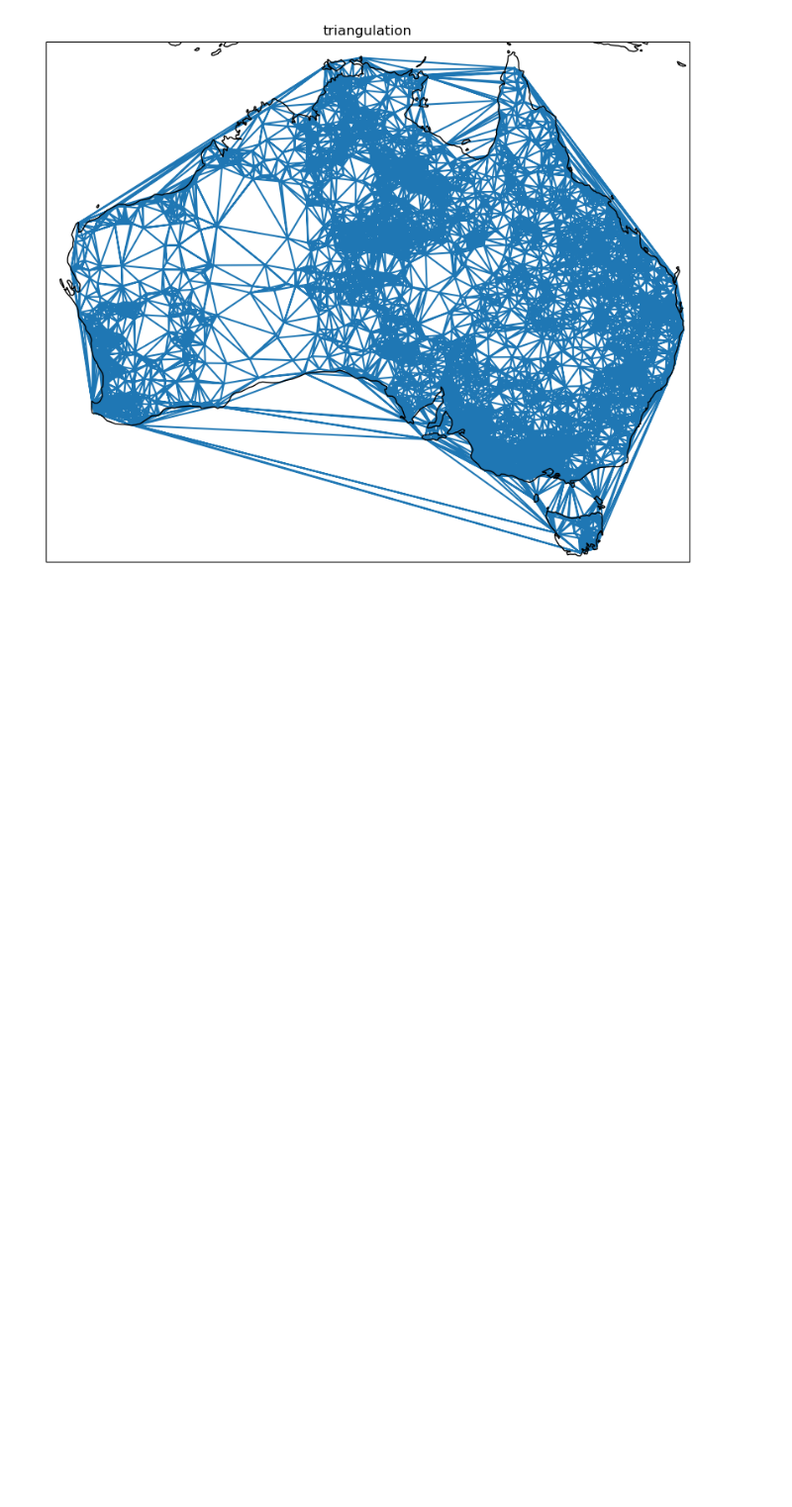
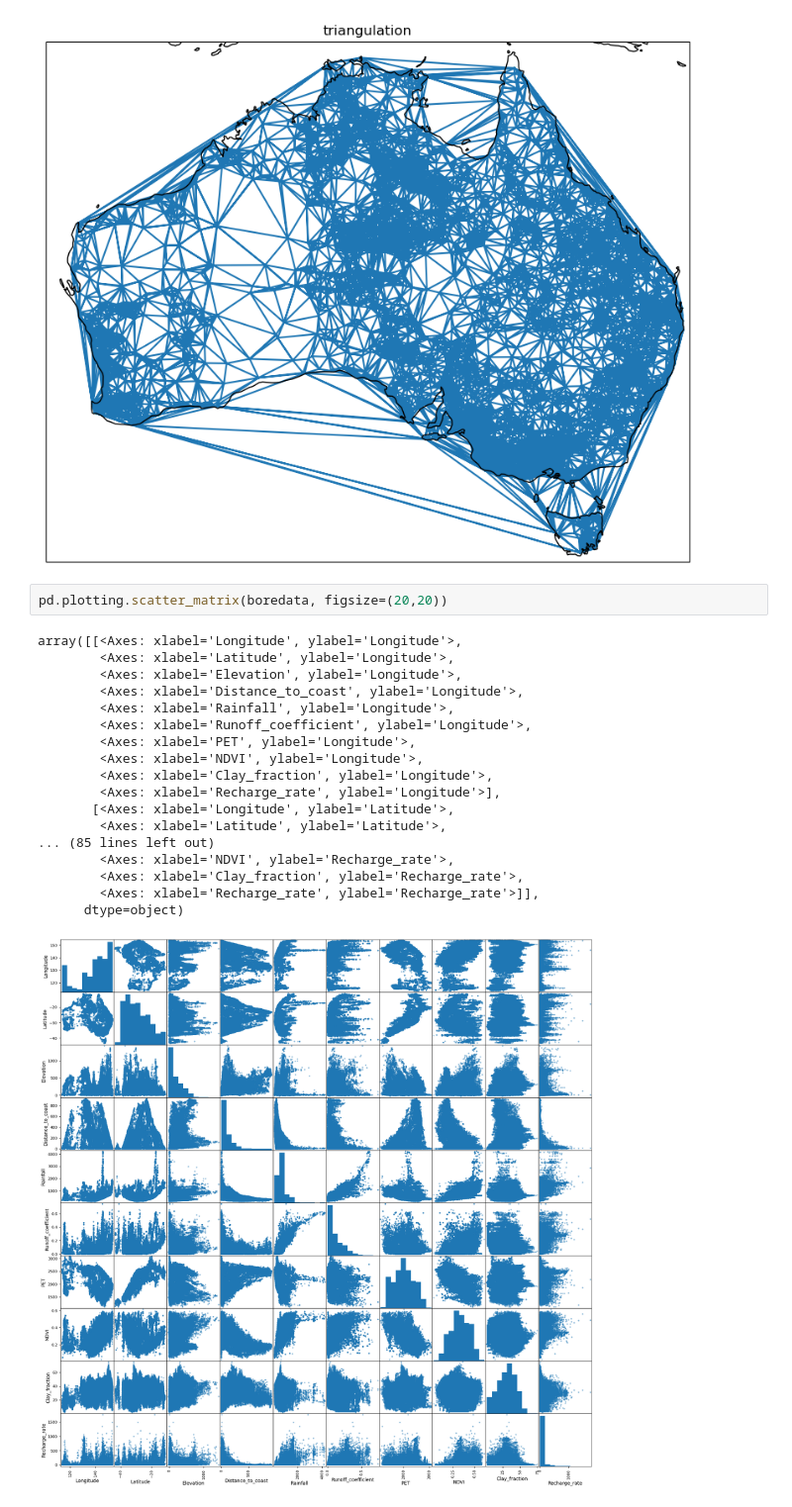
Before and after one commit to Matei-Stoica-Uni/Capstone-Case-Study---Australia, a Jupyter notebook: AUS_gw_recharge_capstonecasestudy.ipynb, the cells around one changed output. Shown at 99% size. Cells and saved outputs as stored; diff of their text form; blank space fills up the shorter version.

Commit message:
Added correlation matrices and graphs for borehole data

```diff
--- a/AUS_gw_recharge_capstonecasestudy.ipynb
+++ b/AUS_gw_recharge_capstonecasestudy.ipynb
@@ -162,3 +162,24 @@ plt.show()
  [31665 31712 31662]
  [31662 31712 31658]]
 [figure]
+# %%
+pd.plotting.scatter_matrix(boredata, figsize=(20,20))
+# %% [output]
+array([[<Axes: xlabel='Longitude', ylabel='Longitude'>,
+        <Axes: xlabel='Latitude', ylabel='Longitude'>,
+        <Axes: xlabel='Elevation', ylabel='Longitude'>,
+        <Axes: xlabel='Distance_to_coast', ylabel='Longitude'>,
+        <Axes: xlabel='Rainfall', ylabel='Longitude'>,
+        <Axes: xlabel='Runoff_coefficient', ylabel='Longitude'>,
+        <Axes: xlabel='PET', ylabel='Longitude'>,
+        <Axes: xlabel='NDVI', ylabel='Longitude'>,
+        <Axes: xlabel='Clay_fraction', ylabel='Longitude'>,
+        <Axes: xlabel='Recharge_rate', ylabel='Longitude'>],
+       [<Axes: xlabel='Longitude', ylabel='Latitude'>,
+        <Axes: xlabel='Latitude', ylabel='Latitude'>,
+... (85 lines left out)
+        <Axes: xlabel='NDVI', ylabel='Recharge_rate'>,
+        <Axes: xlabel='Clay_fraction', ylabel='Recharge_rate'>,
+        <Axes: xlabel='Recharge_rate', ylabel='Recharge_rate'>]],
+      dtype=object)
+[figure, added]
```
Also changed, not shown: parts of 3 cells of this notebook.
